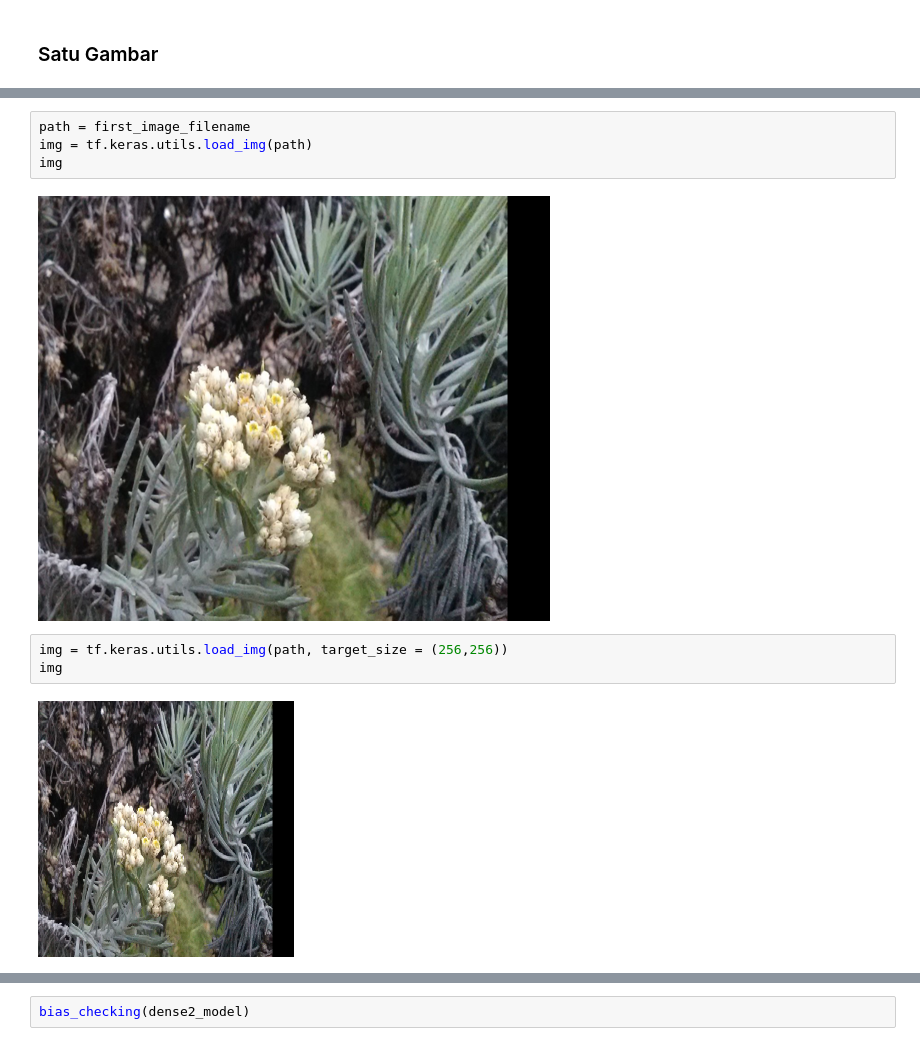
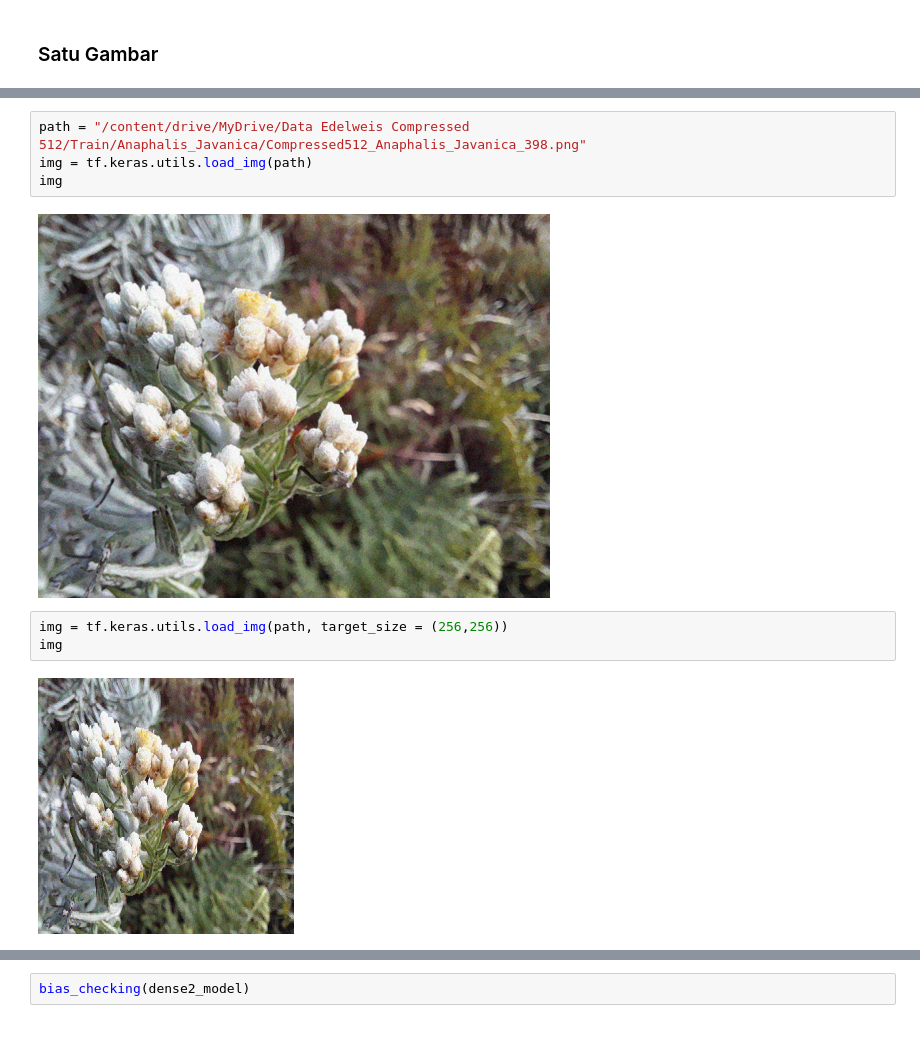
Before and after one commit to WibiAnto/Skripsi, a Jupyter notebook: Program/Skripsi_Wibi_2024.ipynb, the cells around one changed output, grey strips where cells are left out. Saved outputs shown, nothing was run; the diff lists cells and outputs as text.

```diff
--- a/Program/Skripsi_Wibi_2024.ipynb
+++ b/Program/Skripsi_Wibi_2024.ipynb
@@ -560,14 +566,14 @@ Nama gambar: /content/drive/MyDrive/Data Edelweis Compressed 512/Train/Anaphalis
 # %%
-path = first_image_filename
+path = "/content/drive/MyDrive/Data Edelweis Compressed 512/Train/Anaphalis_Javanica/Compressed512_Anaphalis_Javanica_398.png"
 img = tf.keras.utils.load_img(path)
 img
 # %% [output]
-[figure, old version]
+[figure, new version]
 # %%
 img = tf.keras.utils.load_img(path, target_size = (256,256))
 img
 # %% [output]
-[figure, old version]
+[figure, new version]
 # %%
 np.set_printoptions(threshold=None)
 np.set_printoptions(precision = 12,formatter={'float': '{:0.12f}'.format})
```
Also changed, not shown: parts of 34 cells of this notebook, 39 other files.
